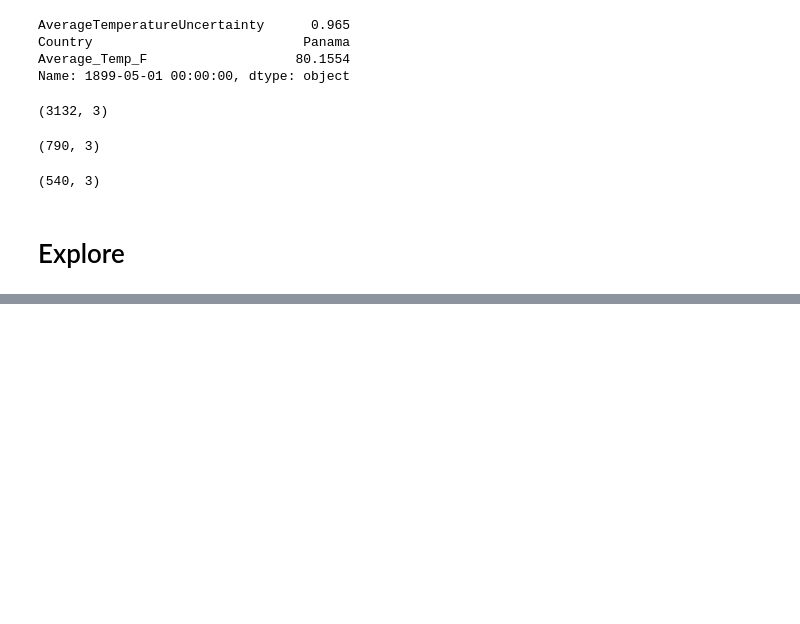
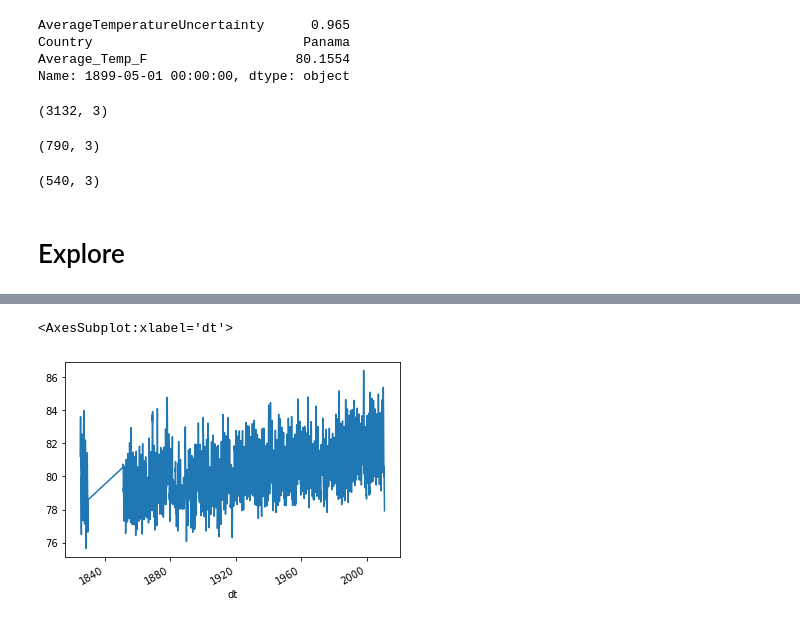
Before and after one commit to SLawsonWoods/time_series_exercises_1, a Jupyter notebook: time_series_mini_proj.ipynb, the cells around one changed output, grey strips where cells are left out. Cells and saved outputs as stored; diff of their text form; code cells hidden in the pictures; blank space fills up the shorter version.

```diff
--- a/time_series_mini_proj.ipynb
+++ b/time_series_mini_proj.ipynb
@@ -225,0 +256,6 @@ test = df['2017']
+# %%
+# visualize the target over time yearly
+y.plot()
+# %% [output]
+<AxesSubplot:xlabel='dt'>
+[figure, added]
```
Also changed, not shown: parts of 19 cells of this notebook.
